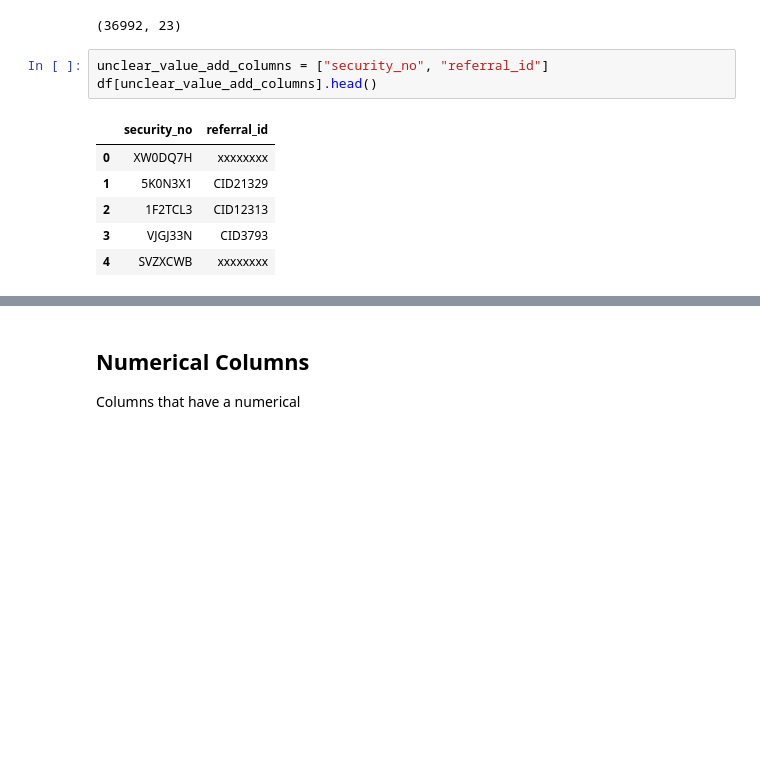
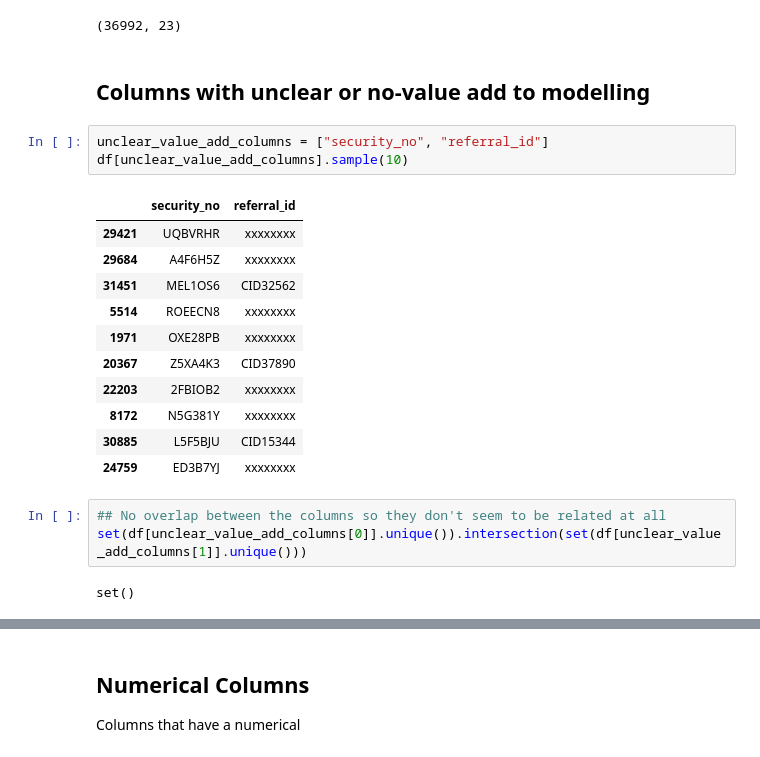
Before and after one commit to aviraljain99/customer-churn-analysis, a Jupyter notebook: dataset_eda.ipynb, the cells around one changed output, grey strips where cells are left out. Saved outputs shown, nothing was run; the diff lists cells and outputs as text; blank space fills up the shorter version.

Commit message:
eda: more EDA for column types

```diff
--- a/dataset_eda.ipynb
+++ b/dataset_eda.ipynb
@@ -63,13 +63,25 @@ memory usage: 6.5 MB
 df.shape
 # %% [output]
 (36992, 23)
-# %%
-unclear_value_add_columns = ["security_no", "referral_id"]
-df[unclear_value_add_columns].head()
-# %% [output]
-|  | security_no | referral_id |
-| 0 | XW0DQ7H | xxxxxxxx |
-| 1 | 5K0N3X1 | CID21329 |
-| 2 | 1F2TCL3 | CID12313 |
-| 3 | VJGJ33N | CID3793 |
-| 4 | SVZXCWB | xxxxxxxx |
+# %% [markdown]
+## Columns with unclear or no-value add to modelling
+# %%
+unclear_value_add_columns = ["security_no", "referral_id"]
+df[unclear_value_add_columns].sample(10)
+# %% [output]
+|  | security_no | referral_id |
+| 29421 | UQBVRHR | xxxxxxxx |
+| 29684 | A4F6H5Z | xxxxxxxx |
+| 31451 | MEL1OS6 | CID32562 |
+| 5514 | ROEECN8 | xxxxxxxx |
+| 1971 | OXE28PB | xxxxxxxx |
+| 20367 | Z5XA4K3 | CID37890 |
+| 22203 | 2FBIOB2 | xxxxxxxx |
+| 8172 | N5G381Y | xxxxxxxx |
+| 30885 | L5F5BJU | CID15344 |
+| 24759 | ED3B7YJ | xxxxxxxx |
+# %%
+## No overlap between the columns so they don't seem to be related at all
+set(df[unclear_value_add_columns[0]].unique()).intersection(set(df[unclear_value_add_columns[1]].unique()))
+# %% [output]
+set()
```
Also changed, not shown: parts of 8 cells of this notebook.
